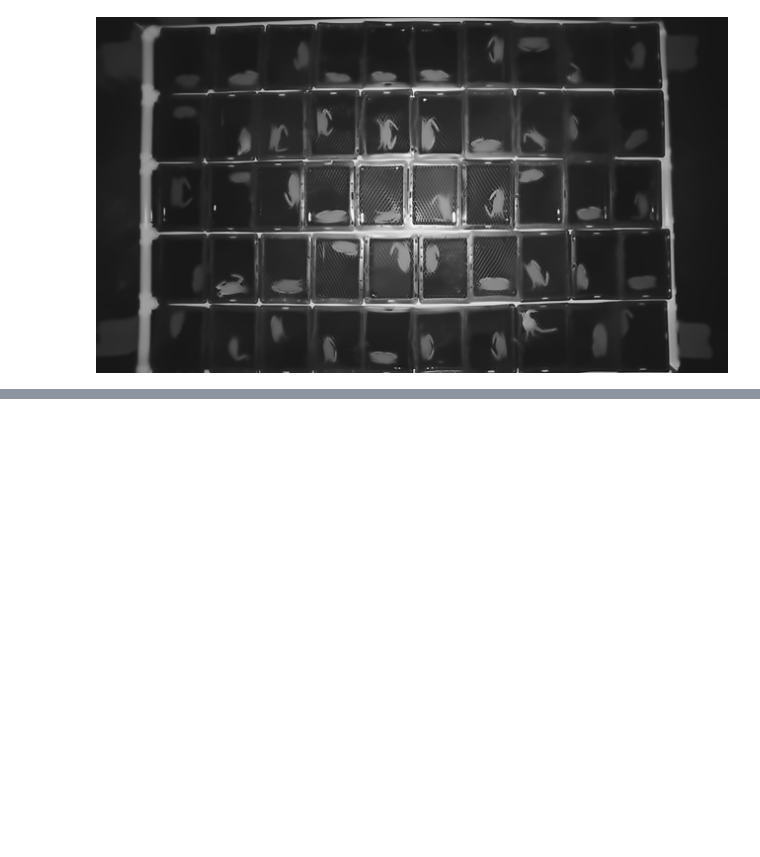
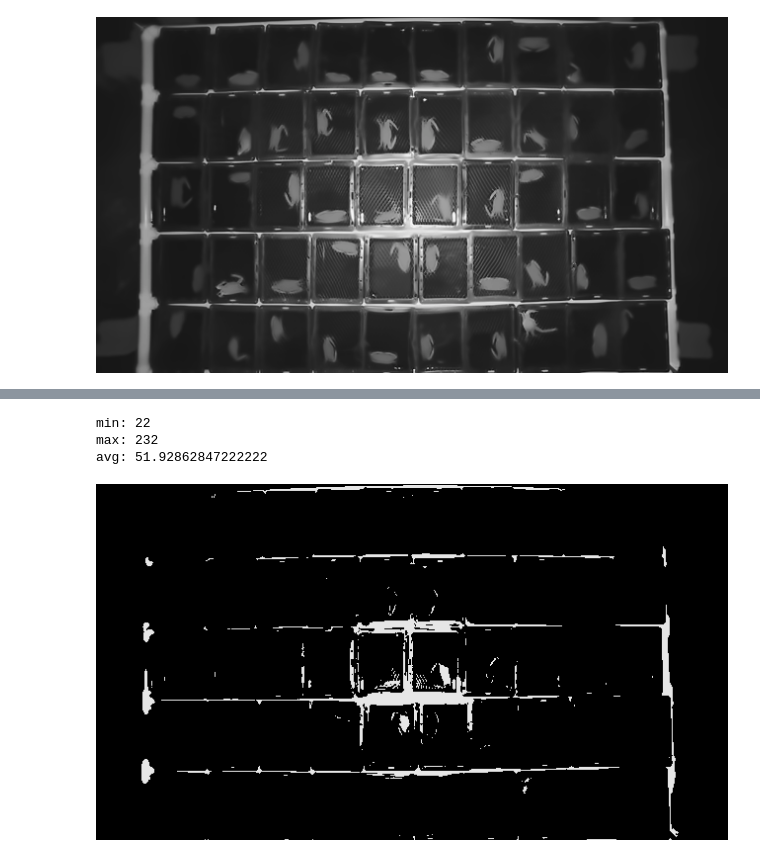
Before and after one commit to PattarapornH/Crab-Molting-Detection, a Jupyter notebook: Molting_crab_tracker.ipynb, the cells around one changed output, grey strips where cells are left out. Drawn from its saved outputs; the diff is of its cells as text; code cells hidden in the pictures; blank space fills up the shorter version.

```diff
--- a/Molting_crab_tracker.ipynb
+++ b/Molting_crab_tracker.ipynb
@@ -70,0 +81,17 @@ cv2_imshow(gray)
+# %%
+print('min:',np.min(gray2))
+print('max:',np.max(gray2))
+print('avg:',np.mean(gray2))
+# %% [output]
+min: 22
+max: 232
+avg: 51.92862847222222
+# %%
+_, th1 = cv.threshold(gray,150, 230,cv.THRESH_BINARY)
+# kernel = np.ones((5,5),np.uint8)
+# erosion = cv.erode(th1,kernel,iterations=7)
+# dilation = cv.dilate(erosion,kernel,iterations=2)
+
+plot_img(th1)
+# %% [output]
+[figure, added]
```
Also changed, not shown: parts of 11 cells of this notebook.
